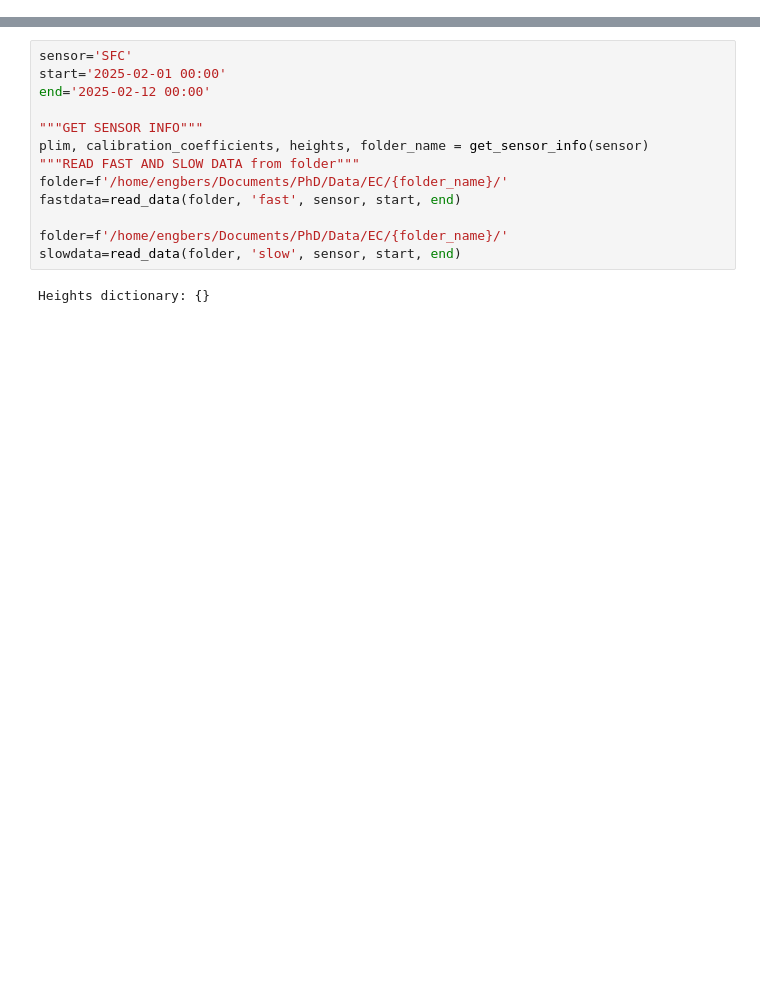
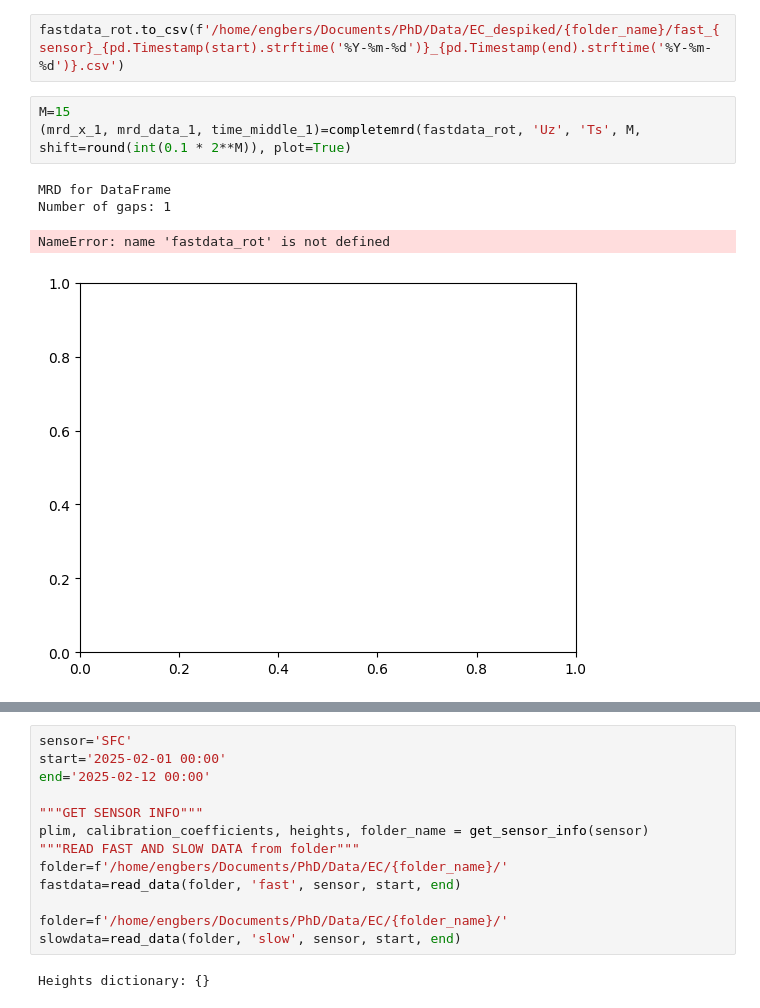
Before and after one commit to Rainette9/DataProcessingScripts, a Jupyter notebook: Processing_main.ipynb, the cells around one changed output, grey strips where cells are left out. Drawn from its saved outputs; the diff is of its cells as text; blank space fills up the shorter version.

```diff
--- a/Processing_main.ipynb
+++ b/Processing_main.ipynb
@@ -182,0 +112,10 @@ slowdata.index[0], slowdata.index[1]
+# %%
+fastdata_rot.to_csv(f'/home/engbers/Documents/PhD/Data/EC_despiked/{folder_name}/fast_{sensor}_{pd.Timestamp(start).strftime('%Y-%m-%d')}_{pd.Timestamp(end).strftime('%Y-%m-%d')}.csv')
+# %%
+M=15
+(mrd_x_1, mrd_data_1, time_middle_1)=completemrd(fastdata_rot, 'Uz', 'Ts', M, shift=round(int(0.1 * 2**M)), plot=True)
+# %% [output]
+MRD for DataFrame
+Number of gaps: 1
+NameError: name 'fastdata_rot' is not defined
+[figure, added]
```
Also changed, not shown: parts of 44 cells of this notebook, 4 other files.
